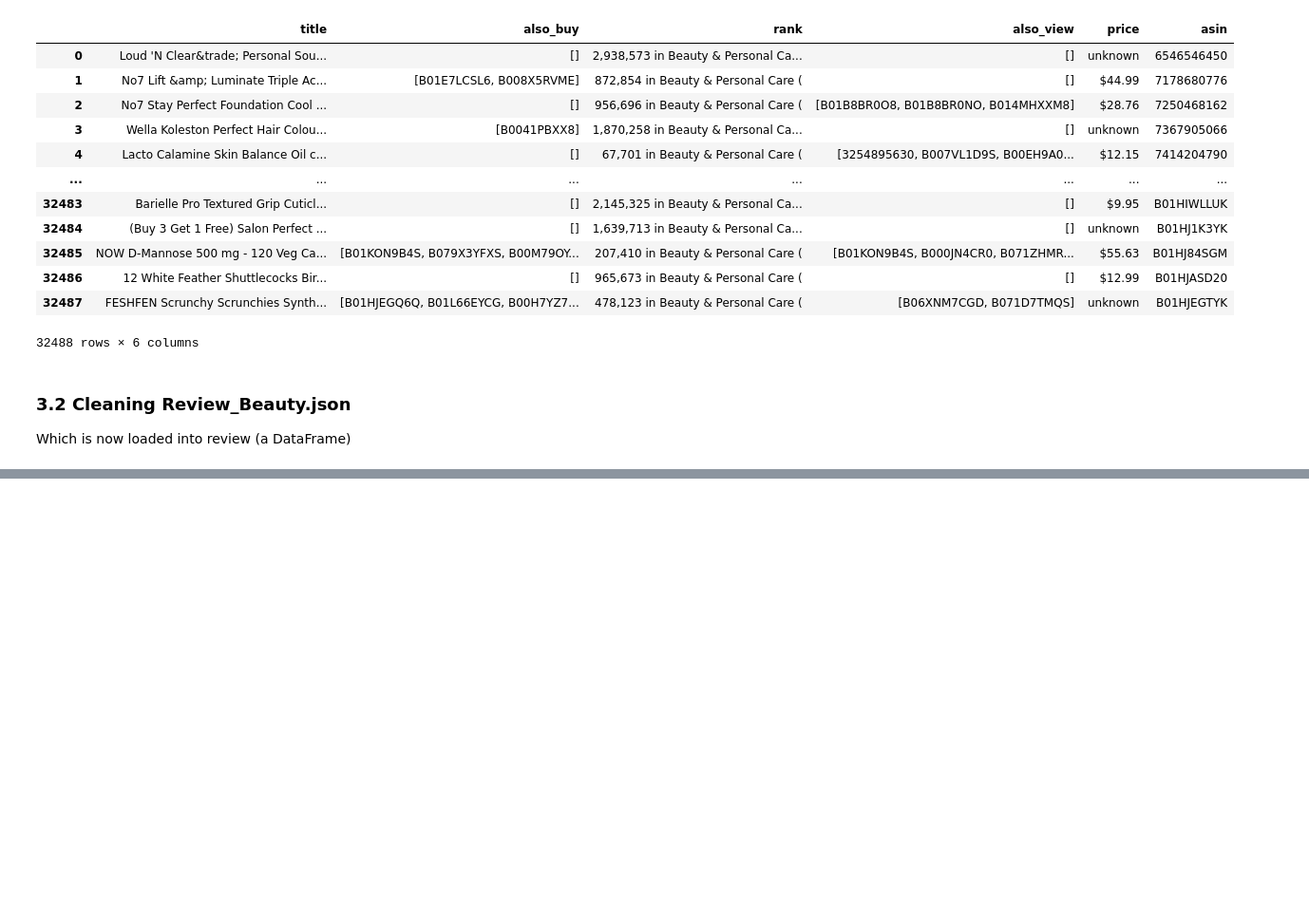
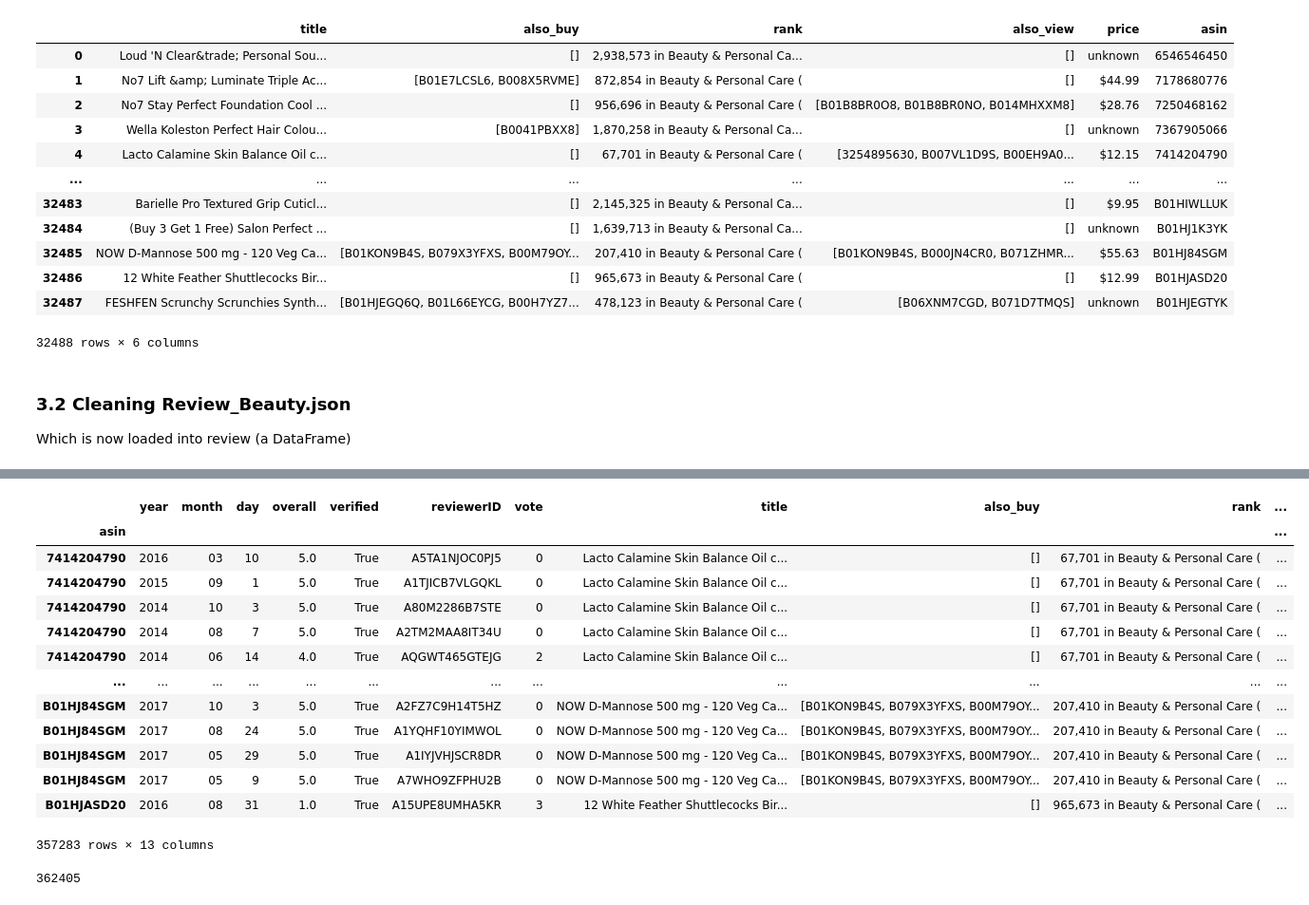
Before and after one commit to BingQuanChua/Amazon-Product-Analysis, a Jupyter notebook: Data Science Project.ipynb, the cells around one changed output, grey strips where cells are left out. Shown: that part at 95% size. Saved outputs shown, nothing was run; the diff lists cells and outputs as text; code cells hidden in the pictures; blank space fills up the shorter version.

```diff
--- a/Data Science Project.ipynb
+++ b/Data Science Project.ipynb
@@ -342,0 +334,23 @@ dfMergedInner
+# %%
+dfMergedInner = (pd.DataFrame.merge(final_table, product_table,on ='asin', how='inner', indicator=True)).set_index("asin")
+#dfMergedInner = dfMergedInner[dfMergedInner['_merge'] == '']
+dfMergedInner
+# %% [output]
+|  | year | month | day | overall | verified | reviewerID | vote | title | also_buy | rank | ... |
+| asin |  |  |  |  |  |  |  |  |  |  | ... |
+| 7414204790 | 2016 | 03 | 10 | 5.0 | True | A5TA1NJOC0PJ5 | 0 | Lacto Calamine Skin Balance Oil c... | [] | 67,701 in Beauty & Personal Care ( | ... |
+| 7414204790 | 2015 | 09 | 1 | 5.0 | True | A1TJICB7VLGQKL | 0 | Lacto Calamine Skin Balance Oil c... | [] | 67,701 in Beauty & Personal Care ( | ... |
+| 7414204790 | 2014 | 10 | 3 | 5.0 | True | A80M2286B7STE | 0 | Lacto Calamine Skin Balance Oil c... | [] | 67,701 in Beauty & Personal Care ( | ... |
+| 7414204790 | 2014 | 08 | 7 | 5.0 | True | A2TM2MAA8IT34U | 0 | Lacto Calamine Skin Balance Oil c... | [] | 67,701 in Beauty & Personal Care ( | ... |
+| 7414204790 | 2014 | 06 | 14 | 4.0 | True | AQGWT465GTEJG | 2 | Lacto Calamine Skin Balance Oil c... | [] | 67,701 in Beauty & Personal Care ( | ... |
+| ... | ... | ... | ... | ... | ... | ... | ... | ... | ... | ... | ... |
+| B01HJ84SGM | 2017 | 10 | 3 | 5.0 | True | A2FZ7C9H14T5HZ | 0 | NOW D-Mannose 500 mg - 120 Veg Ca... | [B01KON9B4S, B079X3YFXS, B00M79OY... | 207,410 in Beauty & Personal Care ( | ... |
+| B01HJ84SGM | 2017 | 08 | 24 | 5.0 | True | A1YQHF10YIMWOL | 0 | NOW D-Mannose 500 mg - 120 Veg Ca... | [B01KON9B4S, B079X3YFXS, B00M79OY... | 207,410 in Beauty & Personal Care ( | ... |
+| B01HJ84SGM | 2017 | 05 | 29 | 5.0 | True | A1IYJVHJSCR8DR | 0 | NOW D-Mannose 500 mg - 120 Veg Ca... | [B01KON9B4S, B079X3YFXS, B00M79OY... | 207,410 in Beauty & Personal Care ( | ... |
+| B01HJ84SGM | 2017 | 05 | 9 | 5.0 | True | A7WHO9ZFPHU2B | 0 | NOW D-Mannose 500 mg - 120 Veg Ca... | [B01KON9B4S, B079X3YFXS, B00M79OY... | 207,410 in Beauty & Personal Care ( | ... |
+| B01HJASD20 | 2016 | 08 | 31 | 1.0 | True | A15UPE8UMHA5KR | 3 | 12 White Feather Shuttlecocks Bir... | [] | 965,673 in Beauty & Personal Care ( | ... |
+357283 rows × 13 columns
+# %%
+print(357283 + 5122)
+# %% [output]
+362405
```
Also changed, not shown: parts of 6 cells of this notebook.
